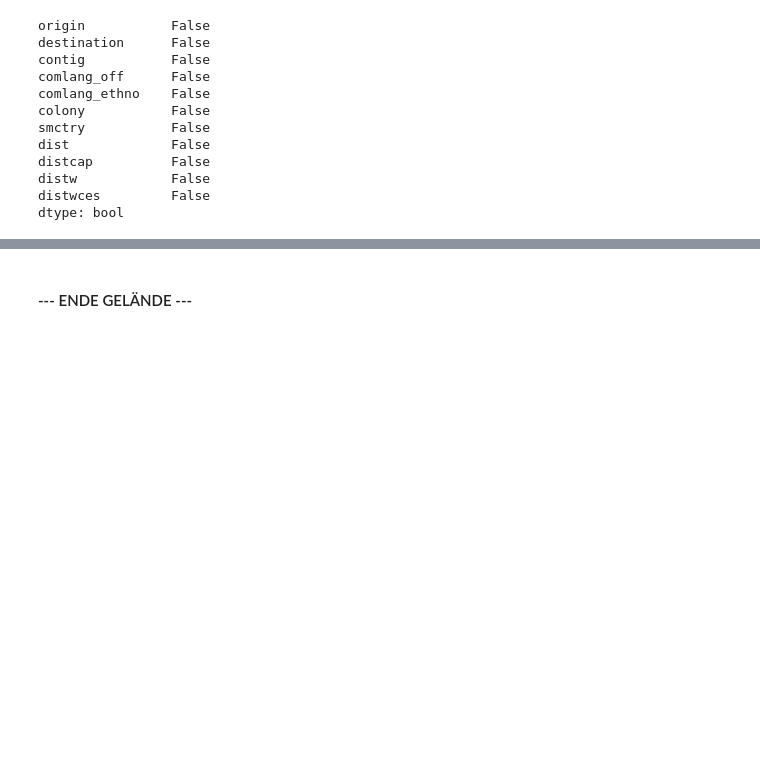
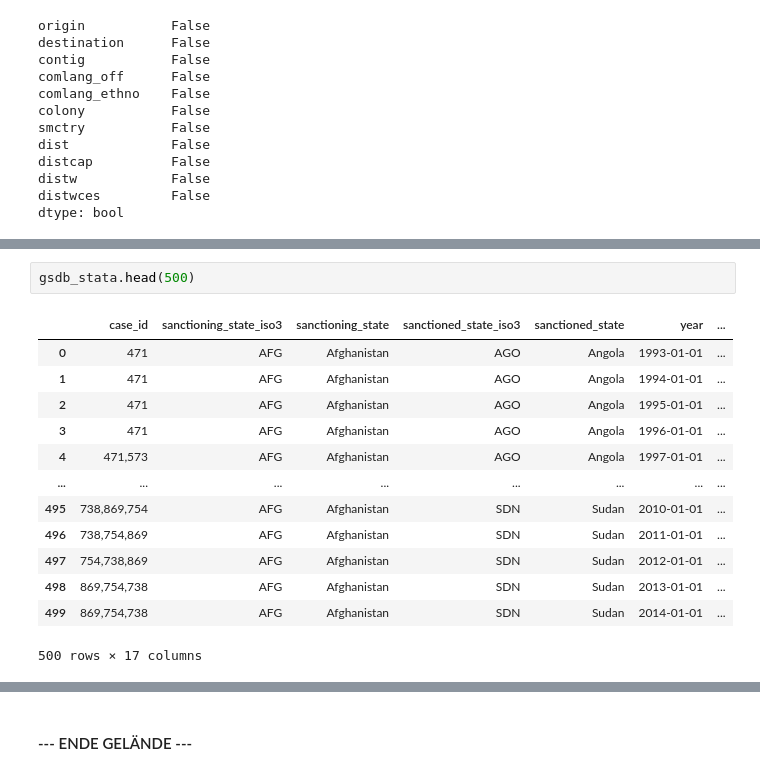
Before and after one commit to Freyness-gd/trade_under_pressure_thesis, a Jupyter notebook: main.ipynb, the cells around one changed output, grey strips where cells are left out. Cells and saved outputs as stored; diff of their text form; blank space fills up the shorter version.

```diff
--- a/main.ipynb
+++ b/main.ipynb
@@ -148,0 +183,16 @@ dtype: bool
+# %%
+gsdb_stata.head(500)
+# %% [output]
+|  | case_id | sanctioning_state_iso3 | sanctioning_state | sanctioned_state_iso3 | sanctioned_state | year | ... |
+| 0 | 471 | AFG | Afghanistan | AGO | Angola | 1993-01-01 | ... |
+| 1 | 471 | AFG | Afghanistan | AGO | Angola | 1994-01-01 | ... |
+| 2 | 471 | AFG | Afghanistan | AGO | Angola | 1995-01-01 | ... |
+| 3 | 471 | AFG | Afghanistan | AGO | Angola | 1996-01-01 | ... |
+| 4 | 471,573 | AFG | Afghanistan | AGO | Angola | 1997-01-01 | ... |
+| ... | ... | ... | ... | ... | ... | ... | ... |
+| 495 | 738,869,754 | AFG | Afghanistan | SDN | Sudan | 2010-01-01 | ... |
+| 496 | 738,754,869 | AFG | Afghanistan | SDN | Sudan | 2011-01-01 | ... |
+| 497 | 754,738,869 | AFG | Afghanistan | SDN | Sudan | 2012-01-01 | ... |
+| 498 | 869,754,738 | AFG | Afghanistan | SDN | Sudan | 2013-01-01 | ... |
+| 499 | 869,754,738 | AFG | Afghanistan | SDN | Sudan | 2014-01-01 | ... |
+500 rows × 17 columns
```
Also changed, not shown: parts of 27 cells of this notebook, 7 other files.
